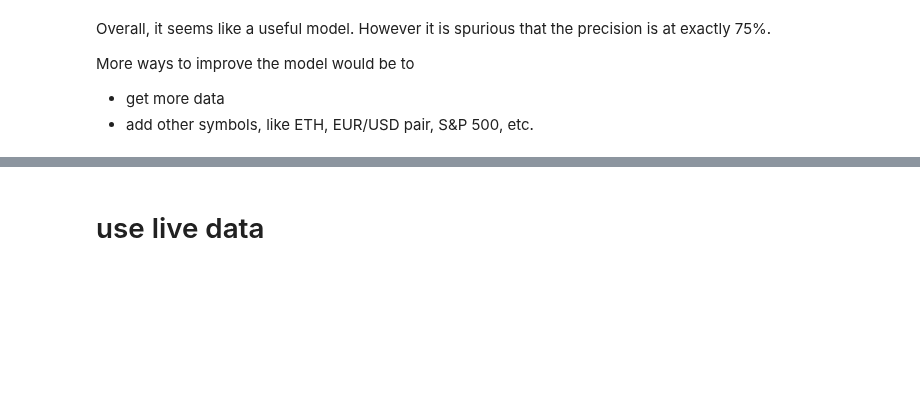
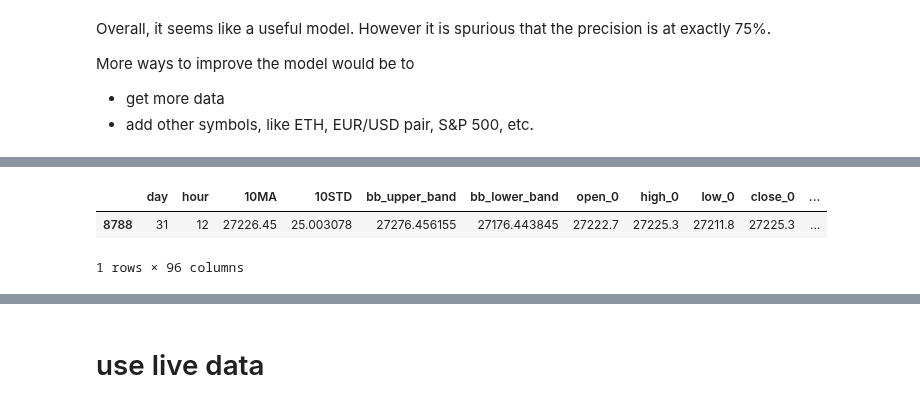
Before and after one commit to georghoeller/fastbook, a Jupyter notebook: my-stuff/lesson5-random-forests/ch9-tabular-xgboost.ipynb, the cells around one changed output, grey strips where cells are left out. Saved outputs shown, nothing was run; the diff lists cells and outputs as text; code cells hidden in the pictures; blank space fills up the shorter version.

```diff
--- a/my-stuff/lesson5-random-forests/ch9-tabular-xgboost.ipynb
+++ b/my-stuff/lesson5-random-forests/ch9-tabular-xgboost.ipynb
@@ -324,4 +410,10 @@ with open('xgboost_model.pkl', 'rb') as file:
     model = pickle.load(file)
+# %%
+X_test.head(1)
+# %% [output]
+|  | day | hour | 10MA | 10STD | bb_upper_band | bb_lower_band | open_0 | high_0 | low_0 | close_0 | ... |
+| 8788 | 31 | 12 | 27226.45 | 25.003078 | 27276.456155 | 27176.443845 | 27222.7 | 27225.3 | 27211.8 | 27225.3 | ... |
+1 rows × 96 columns
 # %%
 pred = model.predict(X_test.head(1))
 pred
```
Also changed, not shown: parts of 25 cells of this notebook, 7 other files.
